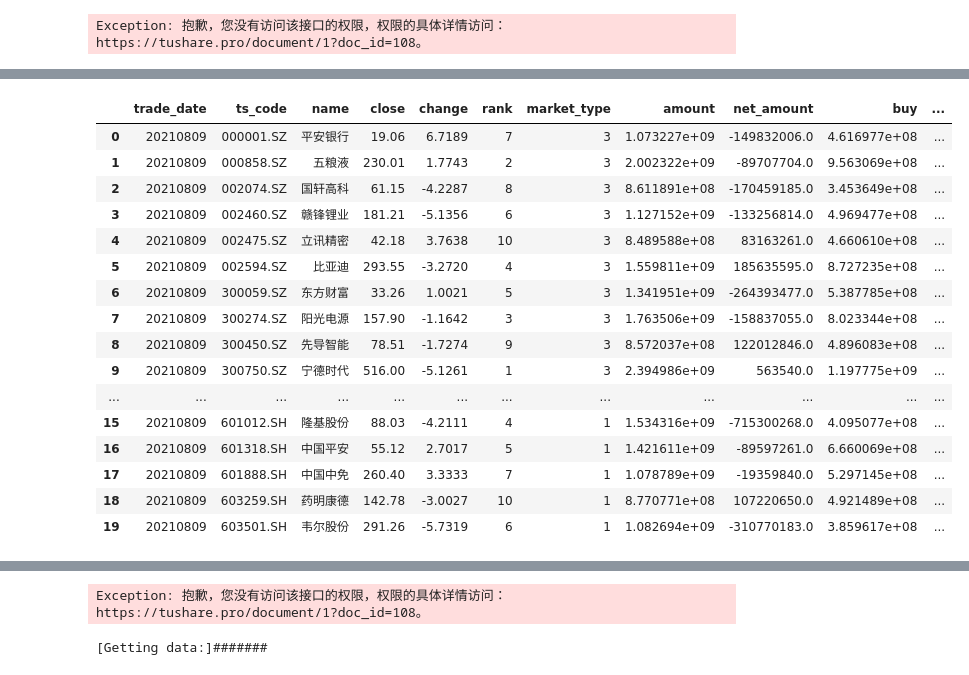
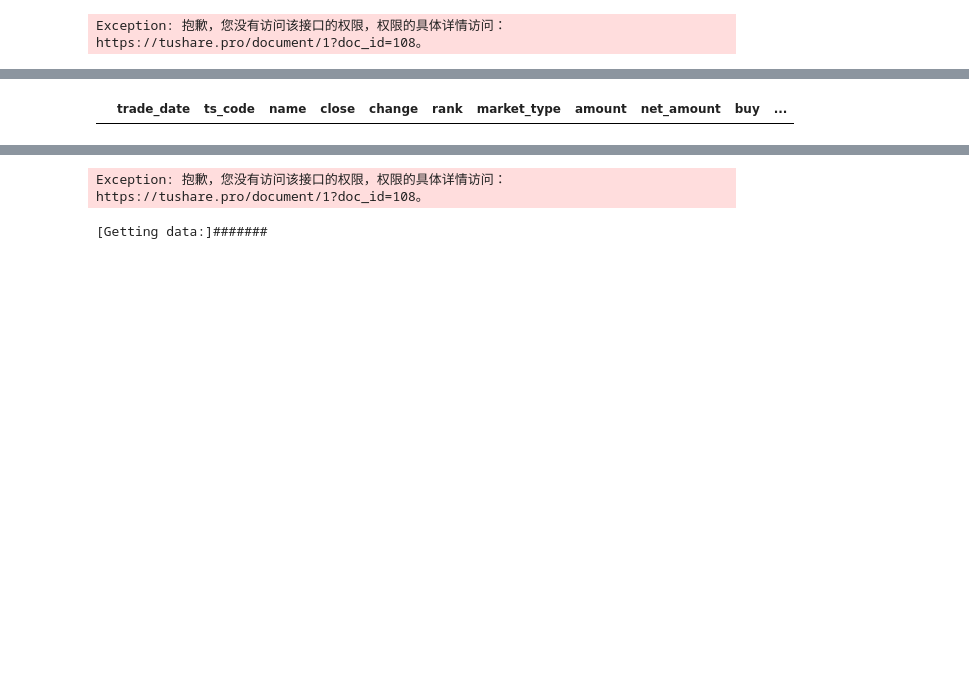
Before and after one commit to linfenglee/quant_trading, a Jupyter notebook: stock_trading/test.ipynb, the cells around one changed output, grey strips where cells are left out. Saved outputs shown, nothing was run; the diff lists cells and outputs as text; code cells hidden in the pictures; blank space fills up the shorter version.

```diff
--- a/stock_trading/test.ipynb
+++ b/stock_trading/test.ipynb
@@ -304,24 +307,8 @@ Exception: 抱歉，您没有访问该接口的权限，权限的具体详情访
 # %%
-x = pro.hsgt_top10(trade_date="20210809")
+x = pro.hsgt_top10(trade_date="20210819")
 y = pro.hsgt_top10(trade_date="20210808")
 df = pd.concat([x, y], ignore_index=True)
 df
 # %% [output]
 |  | trade_date | ts_code | name | close | change | rank | market_type | amount | net_amount | buy | ... |
-| 0 | 20210809 | 000001.SZ | 平安银行 | 19.06 | 6.7189 | 7 | 3 | 1.073227e+09 | -149832006.0 | 4.616977e+08 | ... |
-| 1 | 20210809 | 000858.SZ | 五粮液 | 230.01 | 1.7743 | 2 | 3 | 2.002322e+09 | -89707704.0 | 9.563069e+08 | ... |
-| 2 | 20210809 | 002074.SZ | 国轩高科 | 61.15 | -4.2287 | 8 | 3 | 8.611891e+08 | -170459185.0 | 3.453649e+08 | ... |
-| 3 | 20210809 | 002460.SZ | 赣锋锂业 | 181.21 | -5.1356 | 6 | 3 | 1.127152e+09 | -133256814.0 | 4.969477e+08 | ... |
-| 4 | 20210809 | 002475.SZ | 立讯精密 | 42.18 | 3.7638 | 10 | 3 | 8.489588e+08 | 83163261.0 | 4.660610e+08 | ... |
-| 5 | 20210809 | 002594.SZ | 比亚迪 | 293.55 | -3.2720 | 4 | 3 | 1.559811e+09 | 185635595.0 | 8.727235e+08 | ... |
-| 6 | 20210809 | 300059.SZ | 东方财富 | 33.26 | 1.0021 | 5 | 3 | 1.341951e+09 | -264393477.0 | 5.387785e+08 | ... |
-| 7 | 20210809 | 300274.SZ | 阳光电源 | 157.90 | -1.1642 | 3 | 3 | 1.763506e+09 | -158837055.0 | 8.023344e+08 | ... |
-| 8 | 20210809 | 300450.SZ | 先导智能 | 78.51 | -1.7274 | 9 | 3 | 8.572037e+08 | 122012846.0 | 4.896083e+08 | ... |
-| 9 | 20210809 | 300750.SZ | 宁德时代 | 516.00 | -5.1261 | 1 | 3 | 2.394986e+09 | 563540.0 | 1.197775e+09 | ... |
-| ... | ... | ... | ... | ... | ... | ... | ... | ... | ... | ... | ... |
-| 15 | 20210809 | 601012.SH | 隆基股份 | 88.03 | -4.2111 | 4 | 1 | 1.534316e+09 | -715300268.0 | 4.095077e+08 | ... |
-| 16 | 20210809 | 601318.SH | 中国平安 | 55.12 | 2.7017 | 5 | 1 | 1.421611e+09 | -89597261.0 | 6.660069e+08 | ... |
-| 17 | 20210809 | 601888.SH | 中国中免 | 260.40 | 3.3333 | 7 | 1 | 1.078789e+09 | -19359840.0 | 5.297145e+08 | ... |
-| 18 | 20210809 | 603259.SH | 药明康德 | 142.78 | -3.0027 | 10 | 1 | 8.770771e+08 | 107220650.0 | 4.921489e+08 | ... |
-| 19 | 20210809 | 603501.SH | 韦尔股份 | 291.26 | -5.7319 | 6 | 1 | 1.082694e+09 | -310770183.0 | 3.859617e+08 | ... |
 # %%
```
Also changed, not shown: parts of 2 cells of this notebook, 1 other file.
